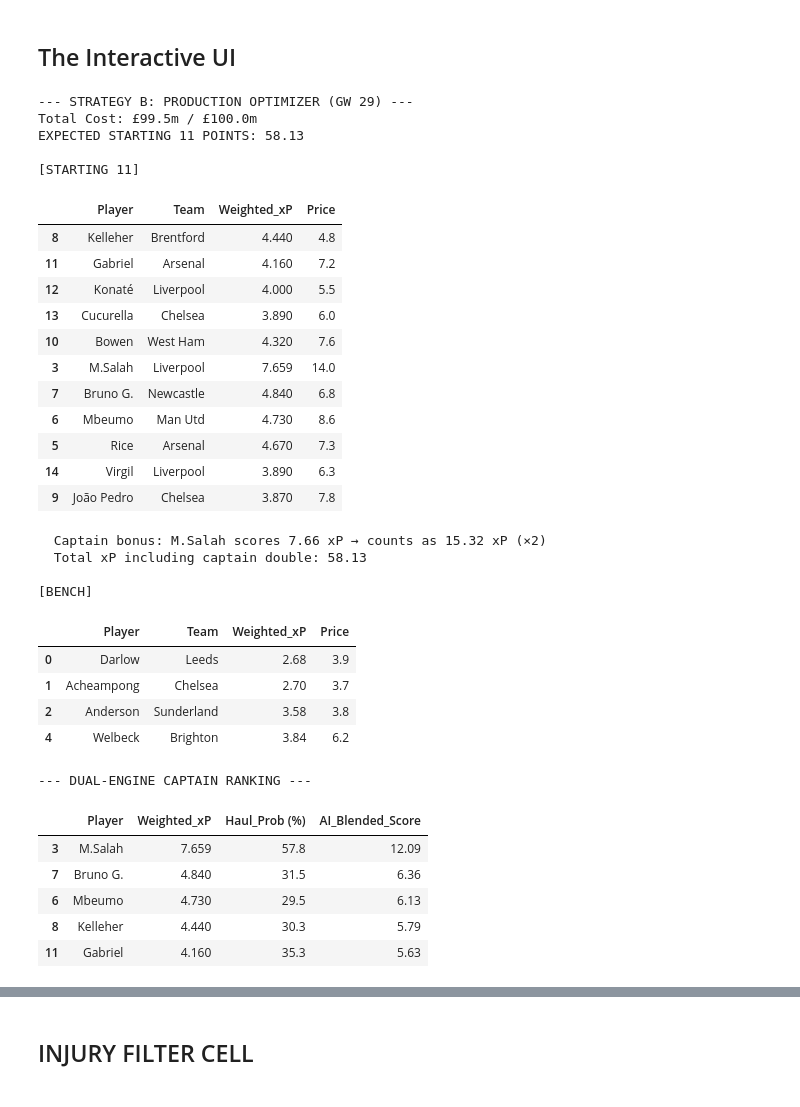
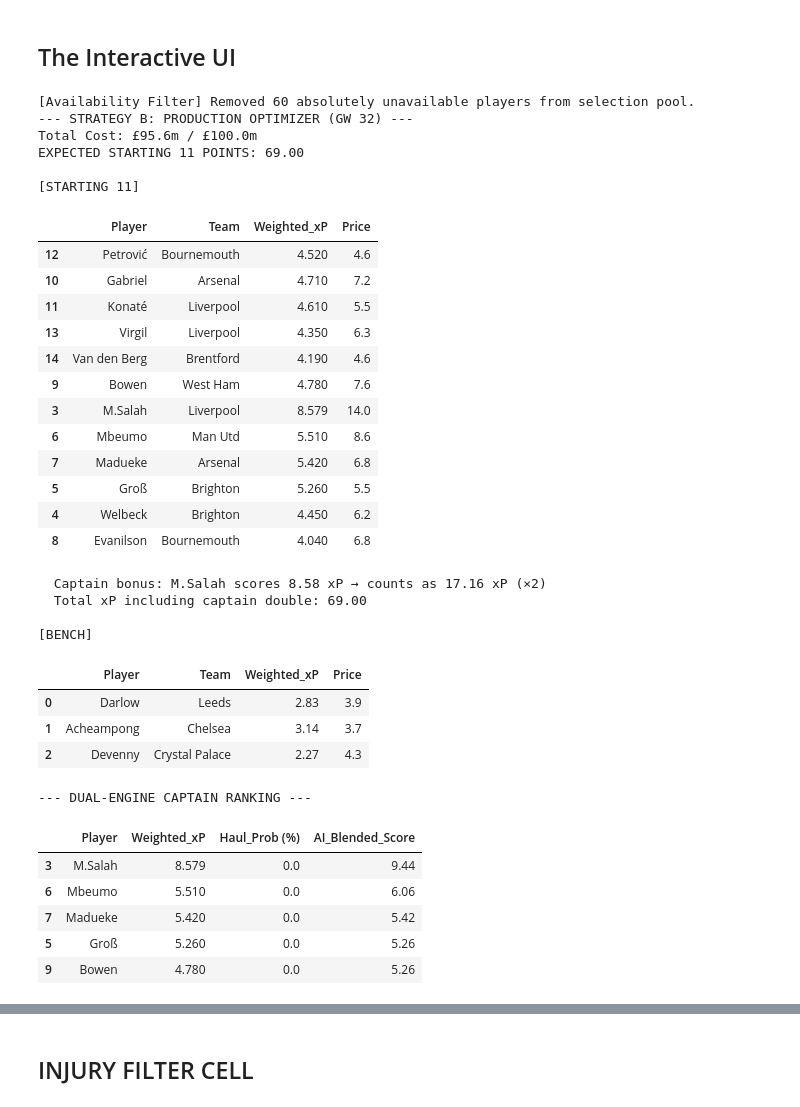
Before and after one commit to sophiedelrey/fpl_pipeline, a Jupyter notebook: models/forecaster_pro.ipynb, the cells around one changed output, grey strips where cells are left out. Saved outputs shown, nothing was run; the diff lists cells and outputs as text; code cells hidden in the pictures.

```diff
--- a/models/forecaster_pro.ipynb
+++ b/models/forecaster_pro.ipynb
@@ -13,9 +13,12 @@ import ipywidgets as widgets
 # %%
 # [Cell 1: LOAD DATA + FEATURE ENGINEERING + 3 GW Horizon for difficultu + total Difficulty Score (FDI_3GW). ]
 
-INPUT_FILE = '../output/dataset_no0min.csv'
+INPUT_FILE = '../output/dataset_with_2025_26.csv'
 ENHANCED_FEATURES_OUT = '../output/forecaster_pro/fpl_features_augmented.csv'
 df = pd.read_csv(INPUT_FILE)
+print(f"Loaded INPUT_FILE: {INPUT_FILE}")
+print(f"Raw input seasons: {sorted(df['season'].unique())}")
+print(f"Raw 2025-26 max GW: {df[df['season']=='2025-26']['Gameweek'].max()}")
 
 def enrich_features_v2(df):
     """
@@ -425,8 +501,8 @@ Total Training Windows: 53408
 
 # --- 0. DEFINE THE VALIDATION WINDOW (The "Fair Ground") ---
 VAL_SEASON = "2025-26"
-VAL_START_GW = 24
-VAL_END_GW = 28
+VAL_START_GW = 27
+VAL_END_GW = 31
 
 # 1. LINK TO SOURCE METADATA
 # windowed_df.index now contains actual df_augmented row indices (fixed in Cell 2)
@@ -3886,0 +4158,11 @@ GHOST CHECK: CLEAN. No retired players found in predictions.
+# %%
+# %% [Cell: Quick Position Verification]
+print(f"--- Position Map Audit ---")
+for player in ['Cucurella', 'Madueke']:
+    current_pos = pos_map.get(player, 'UNKNOWN')
+    print(f"{player}: {current_pos}")
+
+if pos_map.get('Cucurella') == 'MID':
+    print("\n⚠️ ALERT: Cucurella is mapped as MID. He should likely be DEF for FPL accuracy.")
+else:
+    print("\n✅ Cucurella position looks correct.")
@@ -4211,8 +4735,11 @@ def solve_wildcard_legal(budget_cap=100.0):
         (~current_squad['Player'].isin(selected_names)) &
         (current_squad['Pos_ID'] != 1)
     ]
-    others = outfield_pool.nlargest(6, 'Weighted_xP')
-    opt_11 = pd.concat([gk, defs, fwds, others]).copy()
+    #others = outfield_pool.nlargest(6, 'Weighted_xP')
+
+    # Use AI_Blended_Score if available, fallback to Weighted_xP
+    _sort_col = 'AI_Blended_Score' if 'AI_Blended_Score' in outfield_pool.columns else 'Weighted_xP'
+    others = outfield_pool.nlargest(6, _sort_col)
 
     # --- 7. DUAL-ENGINE CAPTAINCY ---
     if 'hauler_board' not in globals():
@@ -5481,7 +5376,7 @@ def render_free_hit():
         return
 
     budget_cap = 100.0
-    CURRENT_GW = globals().get('CURRENT_GW', 29)
+    CURRENT_GW = globals().get('CURRENT_GW', 32)
 
     # Re-run the Strategy B optimizer fresh to get the optimal 15
     if 'solve_wildcard_11_1_3' not in globals():
@@ -5639,61 +5534,62 @@ def render_free_hit():
                 <div class="fh-stat-val">{n_starters}</div>
                 <div class="fh-stat-label">Starting Players</div>
             </div>
         </div>
 
         <div class="fh-pitch">
             <div class="pitch-lines" style="position: absolute; top:0; left:0; width:100%; height:100%; pointer-events: none; background-image: url('embedded-picture xmlns=\\'http://www.w3.org/2000/svg\\' viewBox=\\'0 0 100 100\\' preserveAspectRatio=\\'none\\'%3E%3Cpath d=\\'M0 50 L100 50 M50 0 L50 100\\' stroke=\\'white\\' stroke-width=\\'0.3\\' fill=\\'none\\' opacity=\\'0.4\\'/%3E%3Ccircle cx=\\'50\\' cy=\\'50\\' r=\\'8\\' stroke=\\'white\\' stroke-width=\\'0.3\\' fill=\\'none\\' opacity=\\'0.4\\'/%3E%3Crect x=\\'15\\' y=\\'1\\' width=\\'70\\' height=\\'14\\' stroke=\\'white\\' stroke-width=\\'0.3\\' fill=\\'none\\' opacity=\\'0.4\\'/%3E%3Crect x=\\'30\\' y=\\'1\\' width=\\'40\\' height=\\'6\\' stroke=\\'white\\' stroke-width=\\'0.3\\' fill=\\'none\\' opacity=\\'0.4\\'/%3E%3Crect x=\\'15\\' y=\\'85\\' width=\\'70\\' height=\\'14\\' stroke=\\'white\\' stroke-width=\\'0.3\\' fill=\\'none\\' opacity=\\'0.4\\'/%3E%3Crect x=\\'30\\' y=\\'93\\' width=\\'40\\' height=\\'6\\' stroke=\\'white\\' stroke-width=\\'0.3\\' fill=\\'none\\' opacity=\\'0.4\\'/%3E%3C/svg%3E');"></div>
             {rows_html}
         </div>
 
         <div class="fh-bench">
             <div class="fh-bench-title">Bench</div>
             <div class="fh-bench-row">{bench_cards}</div>
         </div>
 
         <div class="fh-footer">
             Free Hit ignores your current squad — this is the best available
             15-man team within £{budget_cap:.0f}m for GW {CURRENT_GW}.
             Availability filter active: injured and suspended players excluded.
         </div>
     </div>"""
 
     display(HTML(full_html))
 
 # ── EXECUTE ───────────────────────────────────────────────────────────────────
 render_free_hit()
 # %% [output]
---- STRATEGY B: PRODUCTION OPTIMIZER (GW 29) ---
-Total Cost: £99.5m / £100.0m
-EXPECTED STARTING 11 POINTS: 58.13
+[Availability Filter] Removed 60 absolutely unavailable players from selection pool.
+--- STRATEGY B: PRODUCTION OPTIMIZER (GW 32) ---
+Total Cost: £95.6m / £100.0m
+EXPECTED STARTING 11 POINTS: 69.00
 
 [STARTING 11]
 |  | Player | Team | Weighted_xP | Price |
-| 8 | Kelleher | Brentford | 4.440 | 4.8 |
-| 11 | Gabriel | Arsenal | 4.160 | 7.2 |
-| 12 | Konaté | Liverpool | 4.000 | 5.5 |
-| 13 | Cucurella | Chelsea | 3.890 | 6.0 |
-| 10 | Bowen | West Ham | 4.320 | 7.6 |
-| 3 | M.Salah | Liverpool | 7.659 | 14.0 |
-| 7 | Bruno G. | Newcastle | 4.840 | 6.8 |
-| 6 | Mbeumo | Man Utd | 4.730 | 8.6 |
-| 5 | Rice | Arsenal | 4.670 | 7.3 |
-| 14 | Virgil | Liverpool | 3.890 | 6.3 |
-| 9 | João Pedro | Chelsea | 3.870 | 7.8 |
+| 12 | Petrović | Bournemouth | 4.520 | 4.6 |
+| 10 | Gabriel | Arsenal | 4.710 | 7.2 |
+| 11 | Konaté | Liverpool | 4.610 | 5.5 |
+| 13 | Virgil | Liverpool | 4.350 | 6.3 |
+| 14 | Van den Berg | Brentford | 4.190 | 4.6 |
+| 9 | Bowen | West Ham | 4.780 | 7.6 |
+| 3 | M.Salah | Liverpool | 8.579 | 14.0 |
+| 6 | Mbeumo | Man Utd | 5.510 | 8.6 |
+| 7 | Madueke | Arsenal | 5.420 | 6.8 |
+| 5 | Groß | Brighton | 5.260 | 5.5 |
+| 4 | Welbeck | Brighton | 4.450 | 6.2 |
+| 8 | Evanilson | Bournemouth | 4.040 | 6.8 |
-  Captain bonus: M.Salah scores 7.66 xP → counts as 15.32 xP (×2)
-  Total xP including captain double: 58.13
+  Captain bonus: M.Salah scores 8.58 xP → counts as 17.16 xP (×2)
+  Total xP including captain double: 69.00
 
 [BENCH]
 |  | Player | Team | Weighted_xP | Price |
-| 0 | Darlow | Leeds | 2.68 | 3.9 |
-| 1 | Acheampong | Chelsea | 2.70 | 3.7 |
-| 2 | Anderson | Sunderland | 3.58 | 3.8 |
-| 4 | Welbeck | Brighton | 3.84 | 6.2 |
+| 0 | Darlow | Leeds | 2.83 | 3.9 |
+| 1 | Acheampong | Chelsea | 3.14 | 3.7 |
+| 2 | Devenny | Crystal Palace | 2.27 | 4.3 |
 --- DUAL-ENGINE CAPTAIN RANKING ---
 |  | Player | Weighted_xP | Haul_Prob (%) | AI_Blended_Score |
-| 3 | M.Salah | 7.659 | 57.8 | 12.09 |
-| 7 | Bruno G. | 4.840 | 31.5 | 6.36 |
-| 6 | Mbeumo | 4.730 | 29.5 | 6.13 |
-| 8 | Kelleher | 4.440 | 30.3 | 5.79 |
-| 11 | Gabriel | 4.160 | 35.3 | 5.63 |
+| 3 | M.Salah | 8.579 | 0.0 | 9.44 |
+| 6 | Mbeumo | 5.510 | 0.0 | 6.06 |
+| 7 | Madueke | 5.420 | 0.0 | 5.42 |
+| 5 | Groß | 5.260 | 0.0 | 5.26 |
+| 9 | Bowen | 4.780 | 0.0 | 5.26 |
 --------------------------------------------------
```
Also changed, not shown: parts of 74 cells of this notebook, 6 other files.
